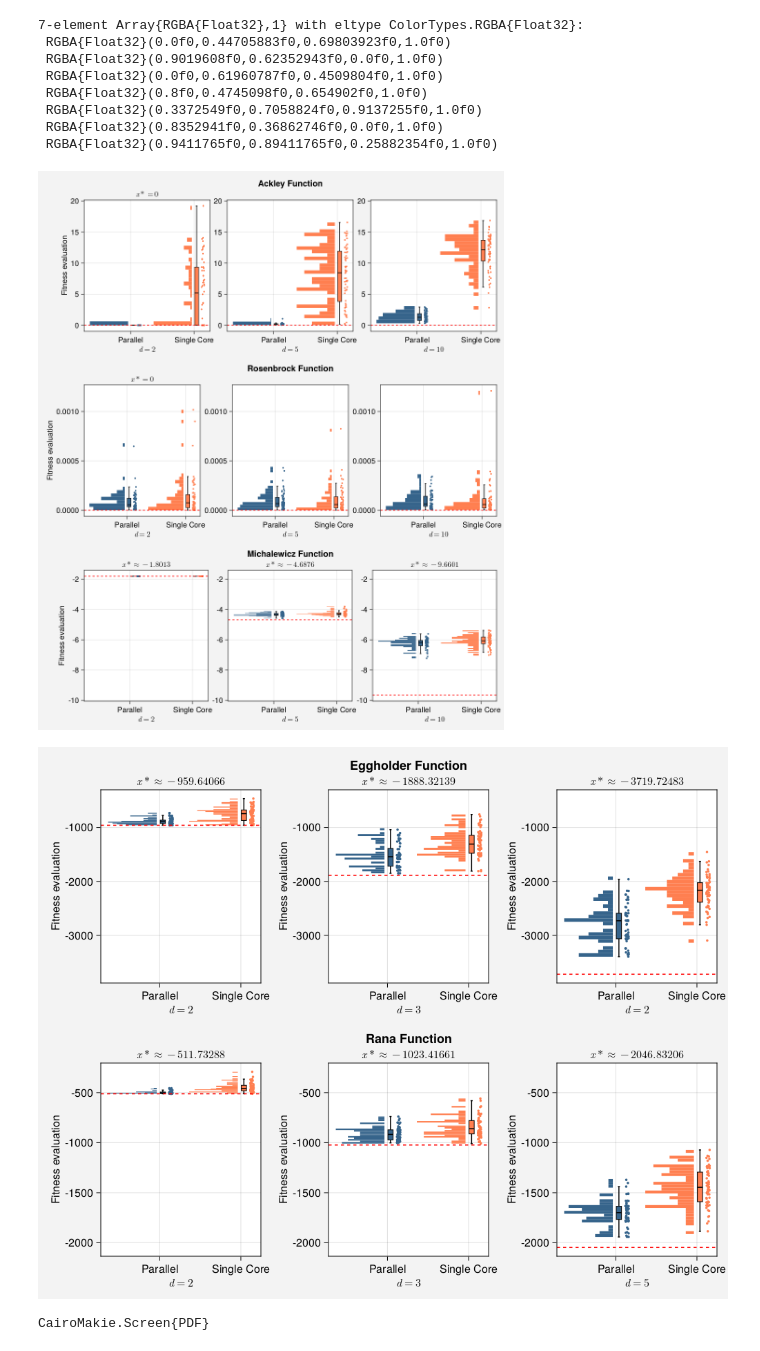
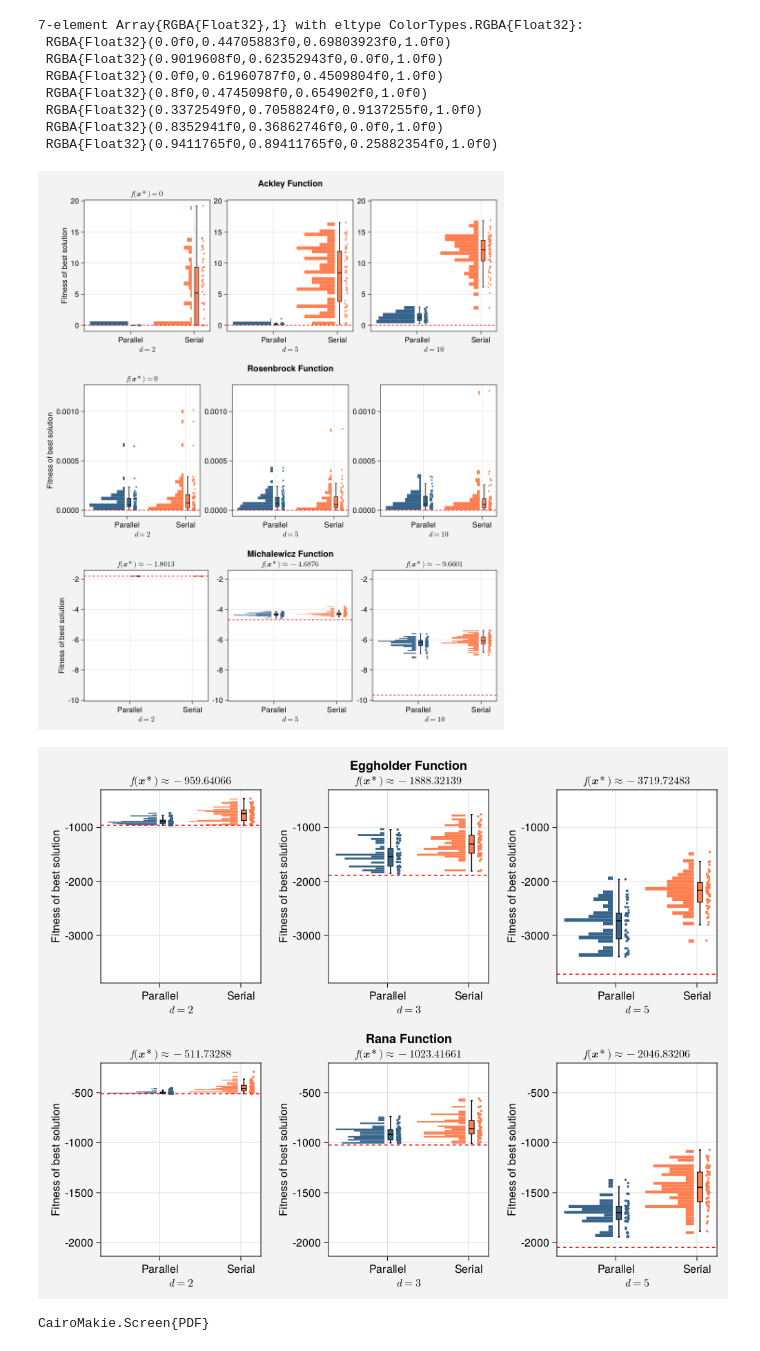
Before and after one commit to saxarona/idun-islands, a Jupyter notebook: analysis/plots.ipynb, the cells around one changed output. Drawn from its saved outputs; the diff is of its cells as text; code cells hidden in the pictures.

Commit message:
Updated with revised figures (script and output files) Added a README to the analysis directory Updated README with clearer information of the contents Removed old output figures

```diff
--- a/analysis/plots.ipynb
+++ b/analysis/plots.ipynb
@@ -44,8 +44,8 @@ grid_rosenbrock = f1[2, 1] = GridLayout()
 grid_michalewicz = f1[3, 1] = GridLayout()
 
 # create axes
-d2 = Axis(grid_ackley[1, 1], xlabel=L"$d=2$", ylabel = "Fitness evaluation",
-          title=L"$x*=0$")
+d2 = Axis(grid_ackley[1, 1], xlabel=L"$d=2$", ylabel = "Fitness of best solution",
+          title=L"$f(\mathbf{x}*)=0$")
 d5 = Axis(grid_ackley[1, 2], xlabel=L"$d=5")
 d10 = Axis(grid_ackley[1, 3], xlabel=L"$d=10")
 
@@ -59,7 +59,7 @@ append!(data_array, s_ack.d2)
 
 rainclouds!(d2, categories, data_array;
                 #    xlabel="Dimension",
-                   ylabel="Fitness evaluation",
+                   ylabel="Fitness of best solution",
                    clouds=hist,
                    markersize=5,
                    color=colors[indexin(categories, unique(categories))]
@@ -106,11 +106,11 @@ Label(grid_ackley[1, 2:2, Top()], "Ackley Function",
 
 categories = String[]
 append!(categories, fill("Parallel", 64))
-append!(categories, fill("Single Core", 64))
+append!(categories, fill("Serial", 64))
 
 #create axes
-d2 = Axis(grid_rosenbrock[1, 1], xlabel=L"$d=2$", ylabel = "Fitness evaluation",
-          title=L"$x*=0$")
+d2 = Axis(grid_rosenbrock[1, 1], xlabel=L"$d=2$", ylabel = "Fitness of best solution",
+          title=L"$f(\mathbf{x}*)=0$")
 d5 = Axis(grid_rosenbrock[1, 2], xlabel=L"$d=5")
 d10 = Axis(grid_rosenbrock[1, 3], xlabel=L"$d=10")
 
@@ -124,7 +124,7 @@ append!(data_array, s_ros.d2)
 
 rainclouds!(d2, categories, data_array;
                 #    xlabel="Dimension",
-                   ylabel="Fitness evaluation",
+                   ylabel="Fitness of best solution",
                    clouds=hist,
                    markersize=5,
                    color=colors[indexin(categories, unique(categories))]
@@ -175,14 +175,14 @@ Label(grid_rosenbrock[1, 2:2, Top()], "Rosenbrock Function",
 # Michalewicz
 categories = String[]
 append!(categories, fill("Parallel", 64))
-append!(categories, fill("Single Core", 64))
+append!(categories, fill("Serial", 64))
 
 mins = [-1.8013, -4.6876, -9.6601]
 
-d2 = Axis(grid_michalewicz[1, 1], xlabel=L"$d=2$", ylabel = "Fitness evaluation",
-          title=L"$x* \approx %$(mins[1])$")
-d5 = Axis(grid_michalewicz[1, 2], xlabel=L"$d=5", title=L"$x* \approx %$(mins[2])$")
-d10 = Axis(grid_michalewicz[1, 3], xlabel=L"$d=10", title=L"$x* \approx %$(mins[3])$")
+d2 = Axis(grid_michalewicz[1, 1], xlabel=L"$d=2$", ylabel = "Fitness of best solution",
+          title=L"$f(\mathbf{x}*) \approx %$(mins[1])$")
+d5 = Axis(grid_michalewicz[1, 2], xlabel=L"$d=5", title=L"$f(\mathbf{x}*) \approx %$(mins[2])$")
+d10 = Axis(grid_michalewicz[1, 3], xlabel=L"$d=10", title=L"$f(\mathbf{x}*) \approx %$(mins[3])$")
 
 linkyaxes!(d2, d5, d10)
 
@@ -193,7 +193,7 @@ append!(data_array, s_mic.d2)
 
 rainclouds!(d2, categories, data_array;
                 #    xlabel="Dimension",
-                   ylabel="Fitness evaluation",
+                   ylabel="Fitness of best solution",
                    clouds=hist,
                    markersize=5,
                    color=colors[indexin(categories, unique(categories))]
@@ -237,7 +237,7 @@ Label(grid_michalewicz[1, 2:2, Top()], "Michalewicz Function",
     padding = (0, 0, 25, 0))
 f1
 # %% [output]
-[figure, old version]
+[figure, new version]
 # %%
 f2 = Figure(backgroundcolor = RGBf(0.95, 0.95, 0.95), resolution = (1000, 800))
 
@@ -251,11 +251,11 @@ mins = [-959.64066, -1888.32139, -3719.72483]
 
 #create axes
 d2 = Axis(grid_egg[1,1], xlabel=L"$d=2$", ylabel = "Fitness evaluation",
-          title=L"$x* \approx %$(mins[1])$")
+          title=L"$f(\mathbf{x}*) \approx %$(mins[1])$")
 d3 = Axis(grid_egg[1,2], xlabel=L"$d=3$", ylabel = "Fitness evaluation",
-          title=L"$x* \approx %$(mins[2])$")
-d5 = Axis(grid_egg[1,3], xlabel=L"$d=2$", ylabel = "Fitness evaluation",
-          title=L"$x* \approx %$(mins[3])$")
+          title=L"$f(\mathbf{x}*) \approx %$(mins[2])$")
+d5 = Axis(grid_egg[1,3], xlabel=L"$d=5$", ylabel = "Fitness evaluation",
+          title=L"$f(\mathbf{x}*) \approx %$(mins[3])$")
 
 
 linkaxes!(d2,d3,d5)
@@ -266,7 +266,7 @@ append!(data_array, df_egg.d2)
 append!(data_array, s_egg.d2)
 
 rainclouds!(d2, categories, data_array;
-            ylabel="Fitness evaluation",
+            ylabel="Fitness of best solution",
             clouds=hist,
             markersize=5,
             color=colors[indexin(categories, unique(categories))]
@@ -280,7 +280,7 @@ append!(data_array, df_egg.d3)
 append!(data_array, s_egg.d3)
 
 rainclouds!(d3, categories, data_array;
-            ylabel="Fitness evaluation",
+            ylabel="Fitness of best solution",
             clouds=hist,
             markersize=5,
             color=colors[indexin(categories, unique(categories))]
@@ -303,7 +303,7 @@ append!(data_array, df_egg.d5)
 append!(data_array, s_egg.d5)
 
 rainclouds!(d5, categories, data_array;
-            ylabel="Fitness evaluation",
+            ylabel="Fitness of best solution",
             clouds=hist,
             markersize=5,
             color=colors[indexin(categories, unique(categories))]
@@ -317,11 +317,11 @@ mins = [-511.73288, -1023.41661, -2046.83206]
 
 #create axes
 d2 = Axis(grid_ran[1,1], xlabel=L"$d=2$", ylabel = "Fitness evaluation",
-          title=L"$x* \approx %$(mins[1])$")
+          title=L"$f(\mathbf{x}*) \approx %$(mins[1])$")
 d3 = Axis(grid_ran[1,2], xlabel=L"$d=3$", ylabel = "Fitness evaluation",
-          title=L"$x* \approx %$(mins[2])$")
+          title=L"$f(\mathbf{x}*) \approx %$(mins[2])$")
 d5 = Axis(grid_ran[1,3], xlabel=L"$d=5$", ylabel = "Fitness evaluation",
-          title=L"$x* \approx %$(mins[3])$")
+          title=L"$f(\mathbf{x}*) \approx %$(mins[3])$")
 
 
 linkaxes!(d2,d3,d5)
@@ -332,7 +332,7 @@ append!(data_array, df_ran.d2)
 append!(data_array, s_ran.d2)
 
 rainclouds!(d2, categories, data_array;
-            ylabel="Fitness evaluation",
+            ylabel="Fitness of best solution",
             clouds=hist,
             markersize=5,
             color=colors[indexin(categories, unique(categories))]
@@ -346,38 +346,38 @@ append!(data_array, df_ran.d3)
 append!(data_array, s_ran.d3)
 
 rainclouds!(d3, categories, data_array;
-            ylabel="Fitness evaluation",
+            ylabel="Fitness of best solution",
             clouds=hist,
             markersize=5,
             color=colors[indexin(categories, unique(categories))]
 )
 
 hlines!(d3, mins[2], color = :red, linestyle=:dash)
 
 #fill d5
 data_array = Float64[]
 append!(data_array, df_ran.d5)
 append!(data_array, s_ran.d5)
 
 rainclouds!(d5, categories, data_array;
-            ylabel="Fitness evaluation",
+            ylabel="Fitness of best solution",
             clouds=hist,
             markersize=5,
             color=colors[indexin(categories, unique(categories))]
 )
 
 hlines!(d5, mins[3], color = :red, linestyle=:dash)
 
 Label(grid_ran[1, 2:2, Top()], "Rana Function",
         valign = :bottom,
         font = :bold,
         fontsize = 18,
         padding = (0, 0, 25, 0)
 )
 
 f2
 # %% [output]
-[figure, old version]
+[figure, new version]
 # %%
 save("figure1.pdf", f1, pt_per_unit = 1)
 save("figure2.pdf", f2, pt_per_unit = 1)
```
Also changed, not shown: parts of 1 cell of this notebook, 5 other files.
